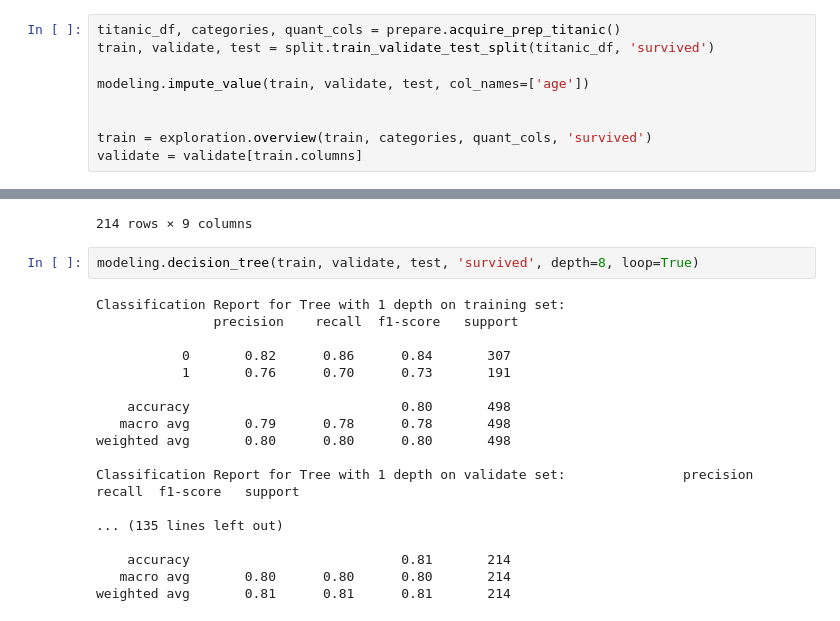
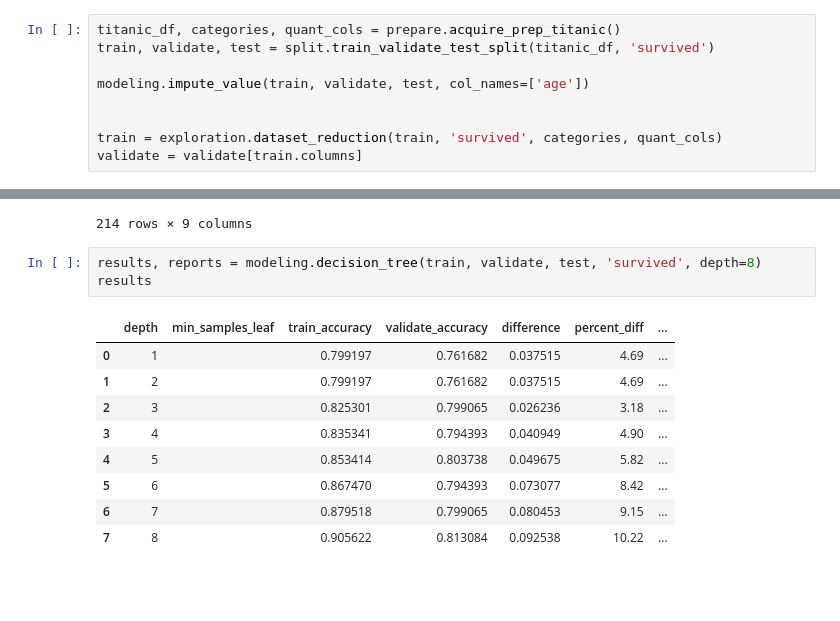
Before and after one commit to KyleTaylorGreen/classification-exercises, a Jupyter notebook: model.ipynb, the cells around one changed output, grey strips where cells are left out. Cells and saved outputs as stored; diff of their text form; blank space fills up the shorter version.

```diff
--- a/model.ipynb
+++ b/model.ipynb
@@ -189,6 +173,6 @@ train, validate, test = split.train_validate_test_split(titanic_df, 'survived')
 modeling.impute_value(train, validate, test, col_names=['age'])
 
 
-train = exploration.overview(train, categories, quant_cols, 'survived')
+train = exploration.dataset_reduction(train, 'survived', categories, quant_cols)
 validate = validate[train.columns]
 # %% [output]
@@ -280,22 +217,15 @@ validate
 | 26 | 28.0 | 7.2250 | 3 | 0 | 0 | 1 | 0 | 1 | 0 |
 214 rows × 9 columns
 # %%
-modeling.decision_tree(train, validate, test, 'survived', depth=8, loop=True)
+results, reports = modeling.decision_tree(train, validate, test, 'survived', depth=8)
+results
 # %% [output]
-Classification Report for Tree with 1 depth on training set:
-               precision    recall  f1-score   support
-
-           0       0.82      0.86      0.84       307
-           1       0.76      0.70      0.73       191
-
-    accuracy                           0.80       498
-   macro avg       0.79      0.78      0.78       498
-weighted avg       0.80      0.80      0.80       498
-
-Classification Report for Tree with 1 depth on validate set:               precision    recall  f1-score   support
-
-... (135 lines left out)
-
-    accuracy                           0.81       214
-   macro avg       0.80      0.80      0.80       214
-weighted avg       0.81      0.81      0.81       214
+|  | depth | min_samples_leaf | train_accuracy | validate_accuracy | difference | percent_diff | ... |
+| 0 | 1 |  | 0.799197 | 0.761682 | 0.037515 | 4.69 | ... |
+| 1 | 2 |  | 0.799197 | 0.761682 | 0.037515 | 4.69 | ... |
+| 2 | 3 |  | 0.825301 | 0.799065 | 0.026236 | 3.18 | ... |
+| 3 | 4 |  | 0.835341 | 0.794393 | 0.040949 | 4.90 | ... |
+| 4 | 5 |  | 0.853414 | 0.803738 | 0.049675 | 5.82 | ... |
+| 5 | 6 |  | 0.867470 | 0.794393 | 0.073077 | 8.42 | ... |
+| 6 | 7 |  | 0.879518 | 0.799065 | 0.080453 | 9.15 | ... |
+| 7 | 8 |  | 0.905622 | 0.813084 | 0.092538 | 10.22 | ... |
```
Also changed, not shown: parts of 16 cells of this notebook, 2 other files.
